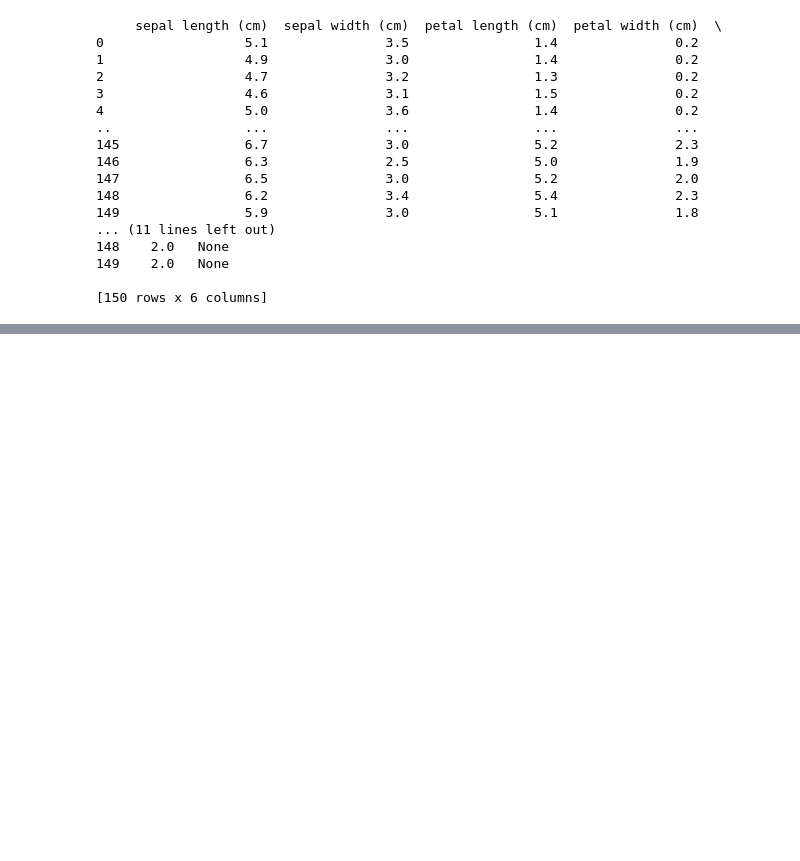
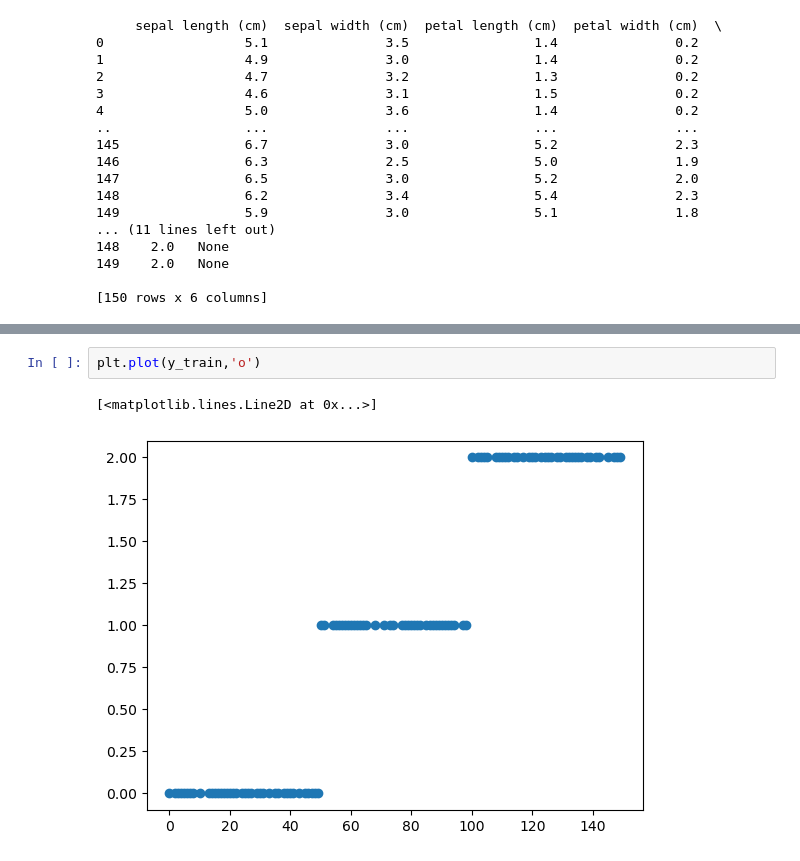
Before and after one commit to VaidehiThaware/Learning-Python, a Jupyter notebook: Pandas Basics.ipynb, the cells around one changed output, grey strips where cells are left out. Saved outputs shown, nothing was run; the diff lists cells and outputs as text; blank space fills up the shorter version.

```diff
--- a/Pandas Basics.ipynb
+++ b/Pandas Basics.ipynb
@@ -217,0 +255,5 @@ for r,ar in enumerate(ax):
+# %%
+plt.plot(y_train,'o')
+# %% [output]
+[<matplotlib.lines.Line2D at 0x...>]
+[figure, added]
```
Also changed, not shown: parts of 22 cells of this notebook.
